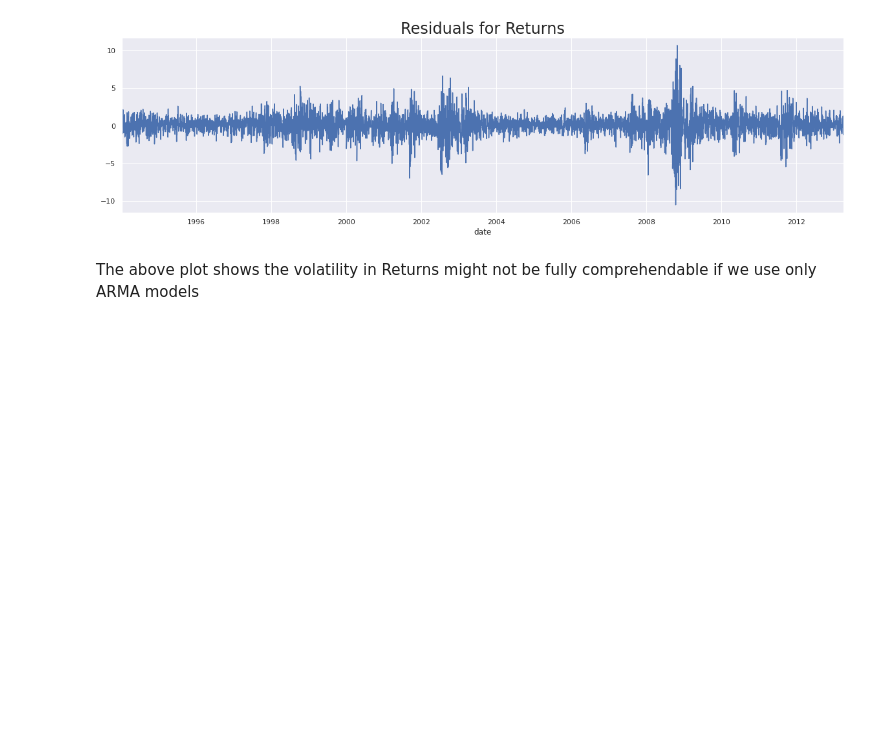
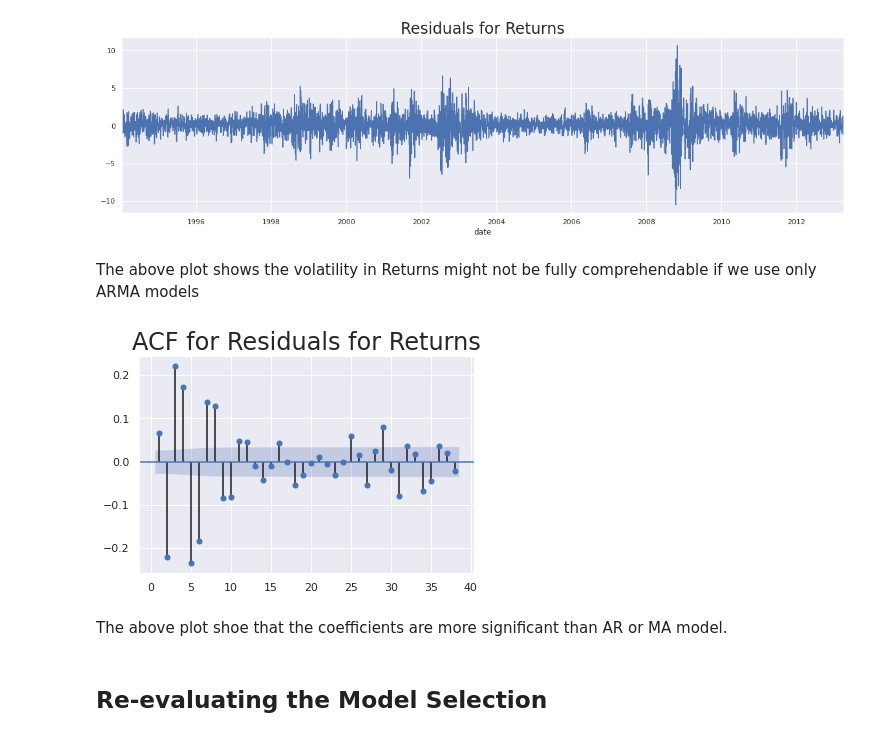
Before and after one commit to Priyo-prog/Time-series-analysis, a Jupyter notebook: The ARMA Model/arma_model.ipynb, the cells around one changed output. Drawn from its saved outputs; the diff is of its cells as text; code cells hidden in the pictures; blank space fills up the shorter version.

```diff
--- a/The ARMA Model/arma_model.ipynb
+++ b/The ARMA Model/arma_model.ipynb
@@ -364,3 +364,13 @@ plt.show()
 [figure]
 # %% [markdown]
 The above plot shows the volatility in Returns might not be fully comprehendable if we use only ARMA models
+# %%
+sgt.plot_acf(df.res_ret_ar_3_ma_2[2:], zero = False)
+plt.title("ACF for Residuals for Returns", size =24)
+plt.show()
+# %% [output]
+[figure, added]
+# %% [markdown]
+The above plot shoe that the coefficients are more significant than AR or MA model.
+# %% [markdown]
+## Re-evaluating the Model Selection
```
Also changed, not shown: parts of 23 cells of this notebook.
